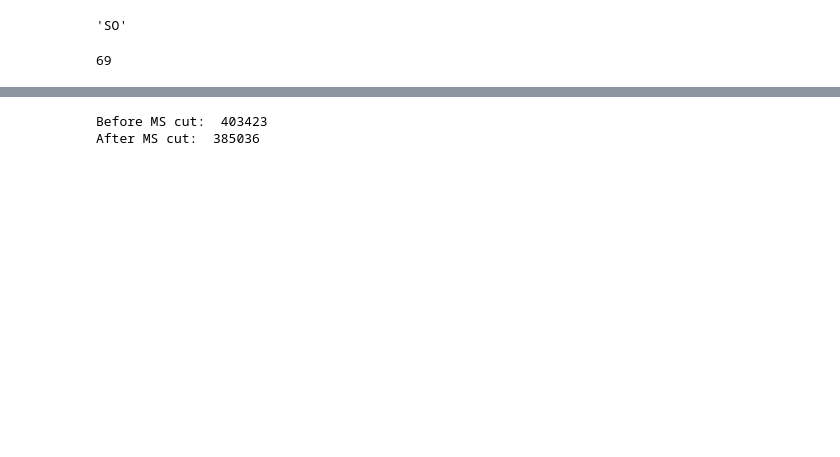
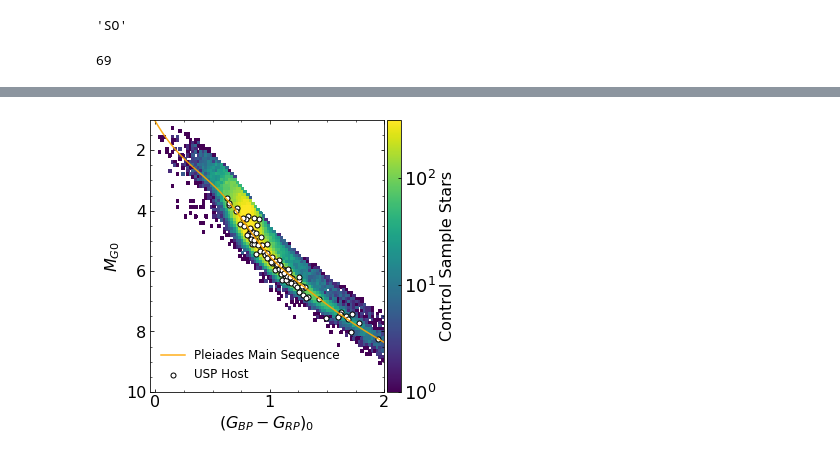
Before and after one commit to jacobhhamer/USP_Project, a Jupyter notebook: USP_Destruction_Paper.ipynb, the cells around one changed output, grey strips where cells are left out. Drawn from its saved outputs; the diff is of its cells as text; code cells hidden in the pictures; blank space fills up the shorter version.

Commit message:
KTC based control sample

```diff
--- a/USP_Destruction_Paper.ipynb
+++ b/USP_Destruction_Paper.ipynb
@@ -983,14 +1133,14 @@ def prepare_ktc_control(quality_cuts=True, preloaded=False,remove_giants = True,
 #         jobdatapandas = jobdata.to_pandas()
 #         jobdatapandas.designation = jobdatapandas.designation.str.decode('utf-8')
 #         gaia=jobdatapandas
-        gaia=pd.read_csv('../Data/KTC-result.csv')
+        gaia=pd.read_csv('../Data/KTC_Gaia_LAMOST_Control_sample.csv')
         gaia['source_id'] = gaia.designation.apply(lambda row: row.replace('Gaia DR2 ','')).astype('long')
         if bailer_jones==False:
             gaia['distance'] = 1000/gaia['parallax']
         extinction_correct_Gaia(gaia)
         if quality_cuts:
             gaia=astrometrically_clean_df(gaia)
-        gaia.to_csv('../Data/KTCxGAIADR2_Clean_Astrometry_extincted.csv')
+        gaia.to_csv('../Data/KTC_Gaia_LAMOST_Control_Clean_Astrometry_extincted.csv')
     if fgk_only:
         print('Before FGK cut: ',len(gaia))
         gaia = gaia.loc[np.logical_and(gaia.B_V0>0.44,gaia.B_V0<1.2)]
@@ -1000,8 +1150,8 @@ def prepare_ktc_control(quality_cuts=True, preloaded=False,remove_giants = True,
         gaia = keep_nongiants(gaia, delta_M_G0_cut = delta_M_G0_cut,gaia=True)
         print('After MS cut: ', len(gaia))
     if kinematics:
-        gaia.to_csv('../Data/ktcxgaia_nongiants.csv')
-        gd = GaiaData('../Data/ktcxgaia_nongiants.csv')
+        gaia.to_csv('../Data/KTC_Gaia_LAMOST_Control_nongiants.csv')
+        gd = GaiaData('../Data/KTC_Gaia_LAMOST_Control_nongiants.csv')
         c = gd.skycoord
         gal = c.galacticlsr
         gal.set_representation_cls('cartesian')
@@ -1012,7 +1162,7 @@ def prepare_ktc_control(quality_cuts=True, preloaded=False,remove_giants = True,
         gaia['gal_v'] = gal.y
         gaia['gal_w'] = gal.z
         gaia=fix_kinematics(gaia)
-        gaia.to_csv('../Data/KTCxGAIADR2_Clean_Astrometry_extincted_kinematics.csv')
+        gaia.to_csv('../Data/KTC_Gaia_LAMOST_Control_Clean_Astrometry_extincted_kinematics.csv')
     return gaia
 # %%
 def astrometrically_clean_df(df):
@@ -1307,11 +1416,6 @@ ax[1].set_ylim(10,2)
 ax[1].set_xlabel('$(G_{BP}-G_{RP})_0$')
 ax[1].set_ylabel('$M_{G0}$')
 ax[1].legend()
-# %%
-gaiams=prepare_astrometrically_clean_gaia(preloaded=True)
-# %% [output]
-Before MS cut:  403423
-After MS cut:  385036
 # %%
 f,ax=all_sp_vel_scatter(dr25_usps_ms,match_zdistribution(dr25_usps_ms,gaiams))
 f.savefig('PaperPlots/DR25USPVelocityEllipses.pdf',bbox_inches='tight')
@@ -1370,10 +1474,10 @@ font={'size':16}
 plt.rc('font',**font)
 bins = (np.linspace(0.0, 2.25, 100),
         np.linspace(0, 10, 100))
-H,xe,ye=np.histogram2d(gaiams.bp_rp0,gaiams.M_G0,bins=bins)
+H,xe,ye=np.histogram2d(ktcgaia.bp_rp0,ktcgaia.M_G0,bins=bins)
 f,ax=plt.subplots(figsize=(5,5))
 c=plt.pcolormesh(xe,ye,H.T,cmap='viridis',norm=mpl.colors.LogNorm(vmin=1E0, vmax=350))
-plt.scatter(so_usps_ms.bp_rp0, so_usps_ms.M_G0, s=25, c='white',alpha=1, edgecolor='black', linewidth=1,label='USP Host')
+plt.scatter(so_only_usps_ms.bp_rp0, so_only_usps_ms.M_G0, s=25, c='white',alpha=1, edgecolor='black', linewidth=1,label='USP Host')
 plt.ylim(10,1)
 plt.xlim(-0.05,2)
 tcks=([-0.1533484 , -0.1533484 , -0.1533484 , -0.1533484 ,  0.63099294,
@@ -1381,35 +1485,37 @@ tcks=([-0.1533484 , -0.1533484 , -0.1533484 , -0.1533484 ,  0.63099294,
      2.5106812 ,  2.57087331,  2.61055761,  2.64182287,  2.65866666,
      2.66738897,  2.69233232,  2.70922952,  2.77087217,  2.82155137,
      2.84336095,  2.8537417 ,  2.89164453,  2.919838  ,  2.95142656,
      2.96471505,  2.98843198,  3.01530652,  3.04317003,  3.05686288,
      3.07316022,  3.10154062,  3.12891012,  3.16318994,  3.21736532,
      3.27362256,  3.3727818 ,  3.68525129,  3.68525129,  3.68525129,
      3.68525129],[-0.1745295 ,  2.3230733 ,  2.54252414,  5.54631992,  6.59988118,
      7.76297267,  8.59023705,  9.17519988,  9.65855025,  9.77533754,
      9.90392849, 10.05051825, 10.13809934, 10.19273253, 10.21350097,
     10.24293815, 10.38722777, 10.6498557 , 10.67855244, 10.68741252,
     10.71899853, 10.92565851, 10.97186376, 11.00763527, 11.08921082,
     11.27865818, 11.34078682, 11.34813415, 11.35886986, 11.42840745,
     11.55213609, 11.6855607 , 11.71061756, 12.12229352, 12.26016258,
     12.22448534, 12.8920296 ,  0.        ,  0.        ,  0.        ,
      0.        ],3)
 spl2=UnivariateSpline._from_tck(tcks)
 plt.plot(np.linspace(-0.05,2,100), spl2(np.linspace(-0.05,2,100)), label='Pleiades Main Sequence', c='orange', alpha=0.9)
 plt.xlabel('$(G_{BP}-G_{RP})_0$')#, fontsize=34, weight='bold')
 plt.ylabel('$M_{G0}$')#, fontsize=34, weight='bold')
 plt.legend(fontsize=12, frameon=False)
 ax.tick_params(direction='out')
 ax.yaxis.set_tick_params(direction='in')
 ax.xaxis.set_tick_params(direction='in')
 cb=plt.colorbar(c,pad=0.01)
 cb.set_label(label='Control Sample Stars')#,size=34, weight='bold')
 cb.ax.minorticks_off()
 cb.ax.tick_params(labelsize=18)
 ax.xaxis.set_minor_locator(AutoMinorLocator(4))
 ax.yaxis.set_minor_locator(AutoMinorLocator(4))
 ax.tick_params(top=True, left=True, right=True, bottom=True, which='both')
-plt.savefig('PaperPlots/sousp_gaiams_HR.pdf',bbox_inches='tight', pad_inches=0)
-plt.savefig('PaperPlots/sousp_gaiams_HR.png',bbox_inches='tight', pad_inches=0, dpi=300)
+plt.savefig('PaperPlots/so_only_usp_gaiams_HR.pdf',bbox_inches='tight', pad_inches=0)
+plt.savefig('PaperPlots/so_only_usp_gaiams_HR.png',bbox_inches='tight', pad_inches=0, dpi=300)
+# %% [output]
+[figure, added]
 # %%
 len(pd.concat([so_usps_ms.designation, dr25_usps_ms.designation]).unique())
 # %%
```
Also changed, not shown: parts of 29 cells of this notebook.
